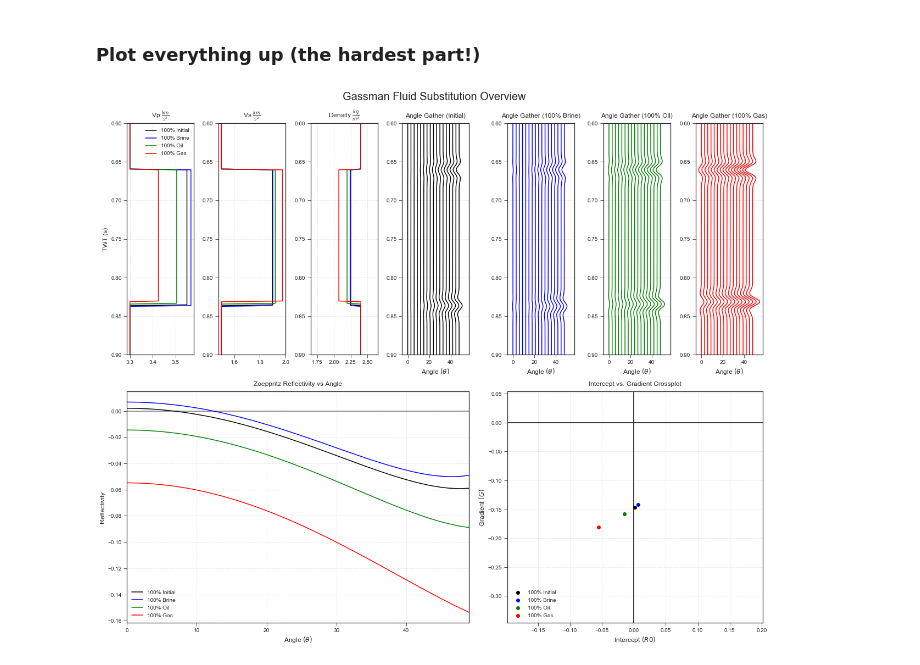
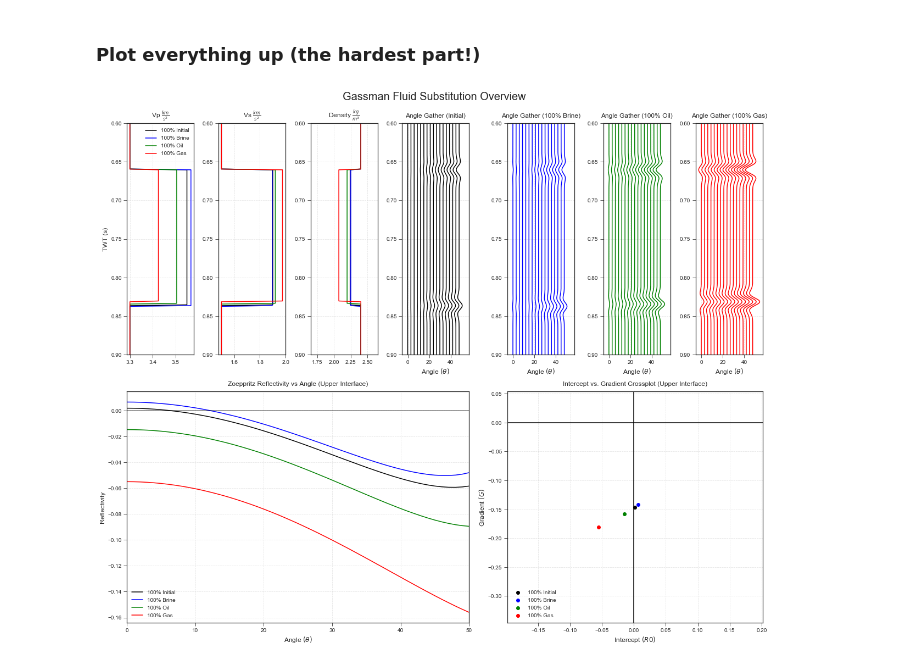
Before and after one commit to tccw/geotools, a Jupyter notebook: tutorials/FluidSubstitution.ipynb, the cells around one changed output. Cells and saved outputs as stored; diff of their text form; code cells hidden in the pictures.

```diff
--- a/tutorials/FluidSubstitution.ipynb
+++ b/tutorials/FluidSubstitution.ipynb
@@ -315,7 +318,7 @@ twts = {key:np.linspace(0,len(getattr(subs_twt[key],'Vp')) * dt,
 # %% [markdown]
 ### Make the pre-stack synthetics
 # %%
-theta = np.arange(0,50,1)
+theta = np.arange(0,51,1)
 
 reflectivity = {key:b.reflection.reflectivity(getattr(subs_twt[key],'Vp'),
                                          getattr(subs_twt[key],'Vs'),
@@ -351,7 +354,7 @@ curve_buffer_twt = 0.1
 def format_axes(fig):
     titles = [r'Vp $\frac{km}{s^2}$', r'Vs $\frac{km}{s^2}$', r'Density $\frac{kg}{m^3}$',
           'Angle Gather (Initial)', 'Angle Gather (100% Brine)', 'Angle Gather (100% Oil)',
-          'Angle Gather (100% Gas)', 'Zoeppritz Reflectivity vs Angle', 'Intercept vs. Gradient Crossplot']
+          'Angle Gather (100% Gas)', 'Zoeppritz Reflectivity vs Angle (Upper Interface)', 'Intercept vs. Gradient Crossplot (Upper Interface)']
     axes_label_size=12
     for i, ax in enumerate(fig.axes):
         ax.set_title(titles[i],y = 1.01)
@@ -390,31 +393,31 @@ ax9 = fig.add_subplot(gs[2:,4:])
 for key,c in zip(names, colors):
     ax1.plot(getattr(subs_twt[key],'Vp') / 1e3,twts[key], label=f'100% {key}', color=c)
     ax2.plot(getattr(subs_twt[key],'Vs') / 1e3,twts[key], label=f'100% {key}', color=c)
     ax3.plot(getattr(subs_twt[key],'rho') / 1e3,twts[key], label=f'100% {key}', color=c)
 for i in range(0,theta.max(),3):
     ax4.plot(np.real(prstk_gaths['Initial'][i,:] * gain + i), twts['Initial'][:-1],color='k')
 #     ax4.fill_betweenx(twts['Initial'][:-1], i, prstk_gaths['Initial'][i,:] * gain + i,'k', alpha=0.4)
     ax5.plot(np.real(prstk_gaths['Brine'][i,:] * gain + i), twts['Brine'][:-1],color='b')
     ax6.plot(np.real(prstk_gaths['Oil'][i,:] * gain + i), twts['Oil'][:-1],color='g')
     ax7.plot(np.real(prstk_gaths['Gas'][i,:] * gain + i), twts['Gas'][:-1],color='r')
 
 np.argmax(reflectivity['Initial']!=0)
 for k,c in zip(names,colors):
     ax8.plot(np.real(reflectivity[k][:,top_twt_index]), color=c, label=f'100% {k}')
     ax9.scatter(np.real(getattr(int_grad[k],'intercept')),np.real(getattr(int_grad[k],'slope')), color=c,label=f'100% {k}')
 
 ax8.axhline(0, color='k', alpha=0.5)
 ax9.axhline(color='k')
 ax9.axvline(color='k')
 ax1.legend()
 ax8.legend()
 ax9.legend()
 
 fig.suptitle('Gassman Fluid Substitution Overview', size = 20, y = 1)
 format_axes(fig)
 
 # Uncomment the line below to save the figure. You may need to change the filepath.
 # plt.savefig('GassmanFluidSubOverview.png', dpi=350,bbox_inches='tight')
 plt.show()
 # %% [output]
-[figure, old version]
+[figure, new version]
```
Also changed, not shown: parts of 3 cells of this notebook.
